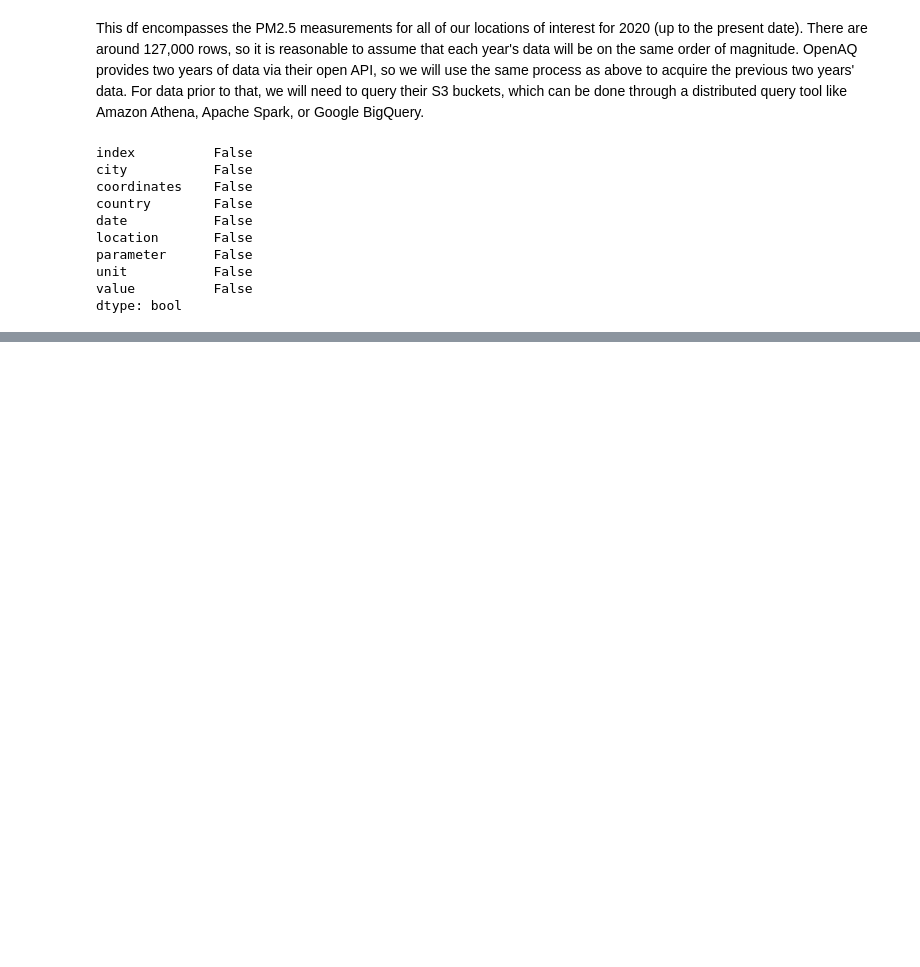
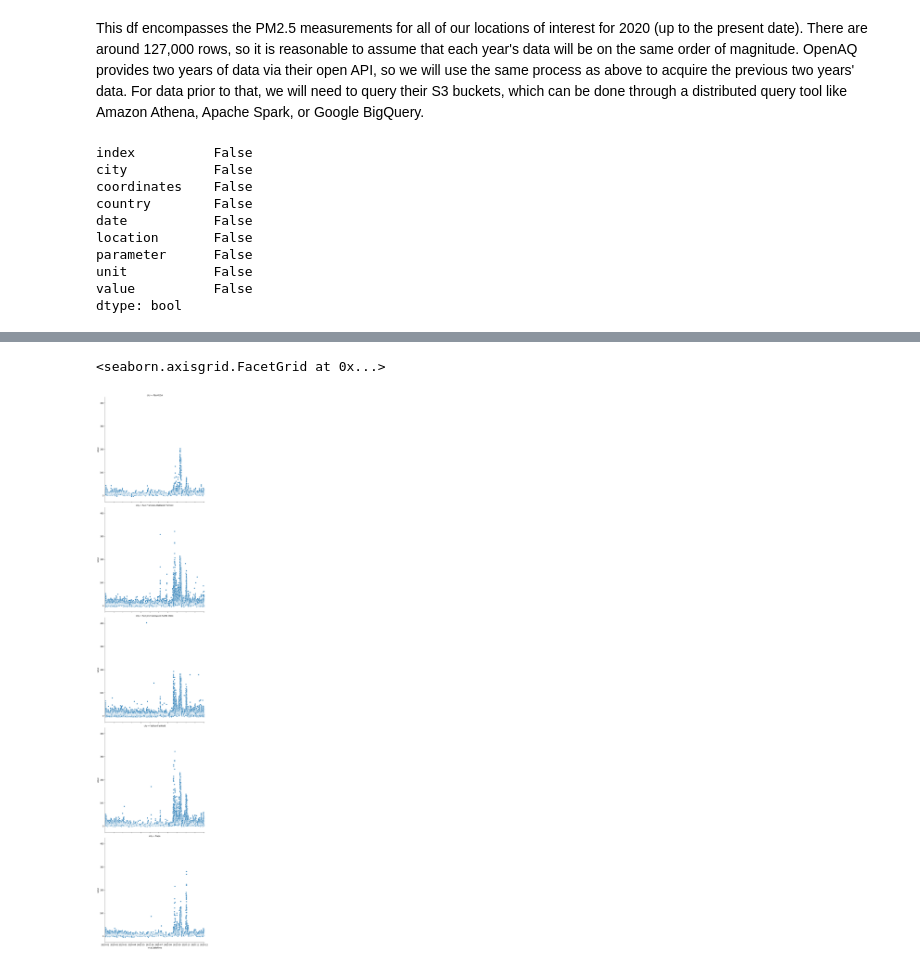
Before and after one commit to siawayforward/DS4A-group-project, a Jupyter notebook: OpenAQ-EDA.ipynb, the cells around one changed output, grey strips where cells are left out. Cells and saved outputs as stored; diff of their text form; code cells hidden in the pictures; blank space fills up the shorter version.

```diff
--- a/OpenAQ-EDA.ipynb
+++ b/OpenAQ-EDA.ipynb
@@ -251,0 +222,9 @@ pm25_df.head(10)
+# %%
+# plotting PM2.5 values for each "city" location over time
+
+g = sns.FacetGrid(pm25_df, row='city', height=8)
+g.map(sns.scatterplot, 'local_datetime', 'value')
+g.set(xlim=(pm25_df['local_datetime'].min(),pm25_df['local_datetime'].max()))
+# %% [output]
+<seaborn.axisgrid.FacetGrid at 0x...>
+[figure, added]
```
Also changed, not shown: parts of 14 cells of this notebook.
